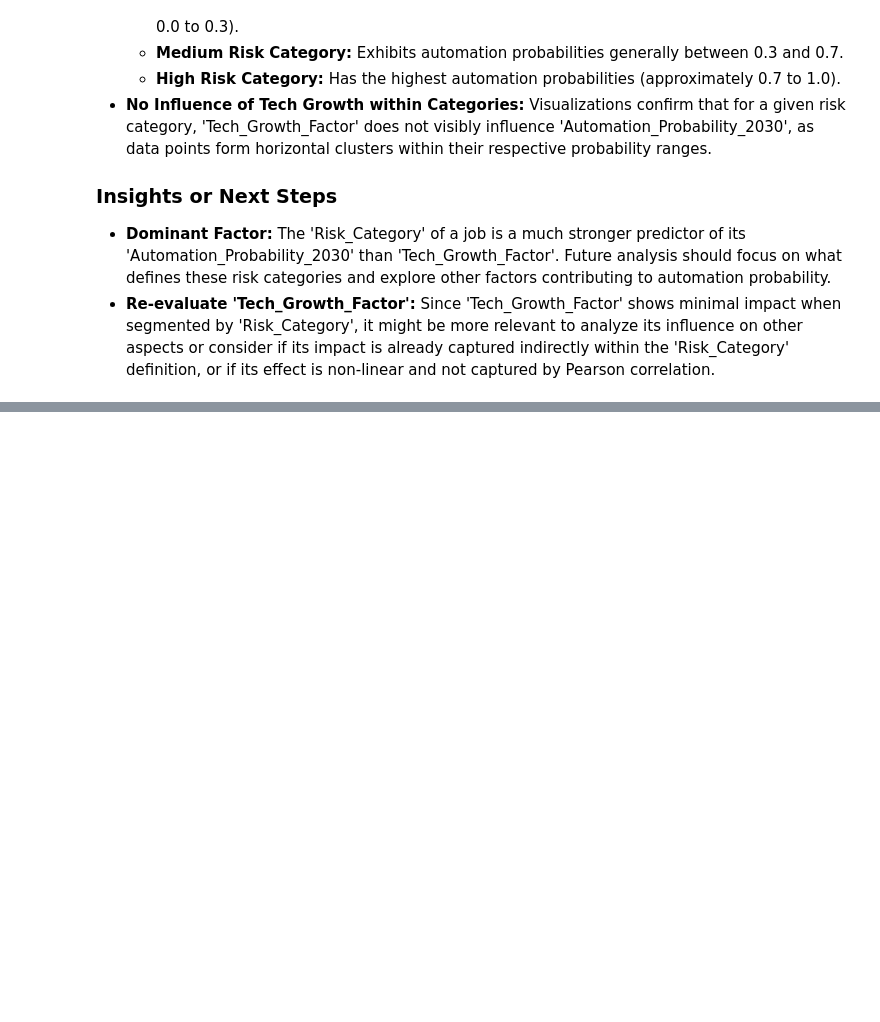
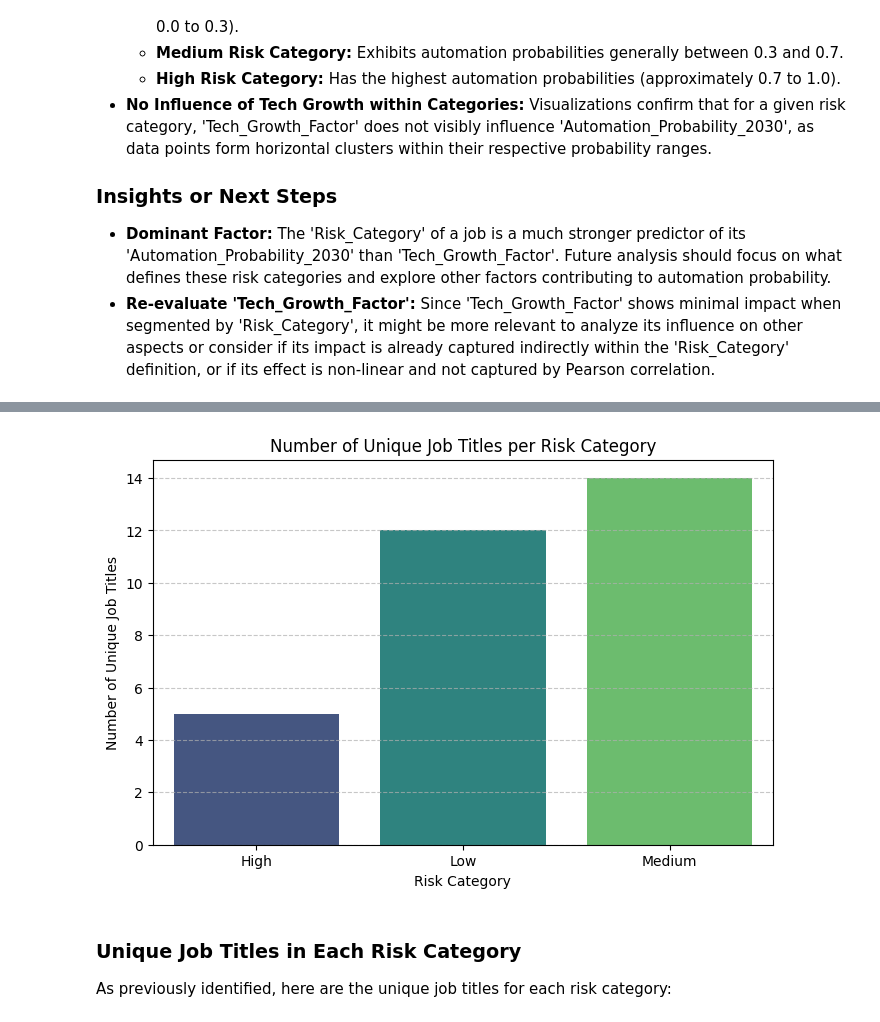
Before and after one commit to diyapant-max/python-foundation, a Jupyter notebook: data_cleanup.ipynb, the cells around one changed output, grey strips where cells are left out. Drawn from its saved outputs; the diff is of its cells as text; code cells hidden in the pictures; blank space fills up the shorter version.

```diff
--- a/data_cleanup.ipynb
+++ b/data_cleanup.ipynb
@@ -300,0 +310,7 @@ Summarize the findings from the correlation analysis and visualizations, highlig
+# %%
+jobs_by_risk_category = df.groupby('Risk_Category')['Job_Title'].unique()
+print("Unique Job Titles by Risk Category:")
+for category, jobs in jobs_by_risk_category.items():
+    print(f"\n{category} Risk Category:")
+    for job in jobs:
+        print(f"- {job}")
@@ -300,0 +335,20 @@ Summarize the findings from the correlation analysis and visualizations, highlig
+# %%
+import matplotlib.pyplot as plt
+import seaborn as sns
+
+# Calculate the number of unique job titles in each risk category
+unique_jobs_count = jobs_by_risk_category.apply(len).reset_index(name='Unique_Job_Count')
+
+plt.figure(figsize=(8, 5))
+sns.barplot(x='Risk_Category', y='Unique_Job_Count', data=unique_jobs_count, palette='viridis', hue='Risk_Category', legend=False)
+plt.title('Number of Unique Job Titles per Risk Category')
+plt.xlabel('Risk Category')
+plt.ylabel('Number of Unique Job Titles')
+plt.grid(axis='y', linestyle='--', alpha=0.7)
+plt.show()
+# %% [output]
+[figure, added]
+# %% [markdown]
+### Unique Job Titles in Each Risk Category
+
+As previously identified, here are the unique job titles for each risk category:
```
Also changed, not shown: parts of 22 cells of this notebook.
